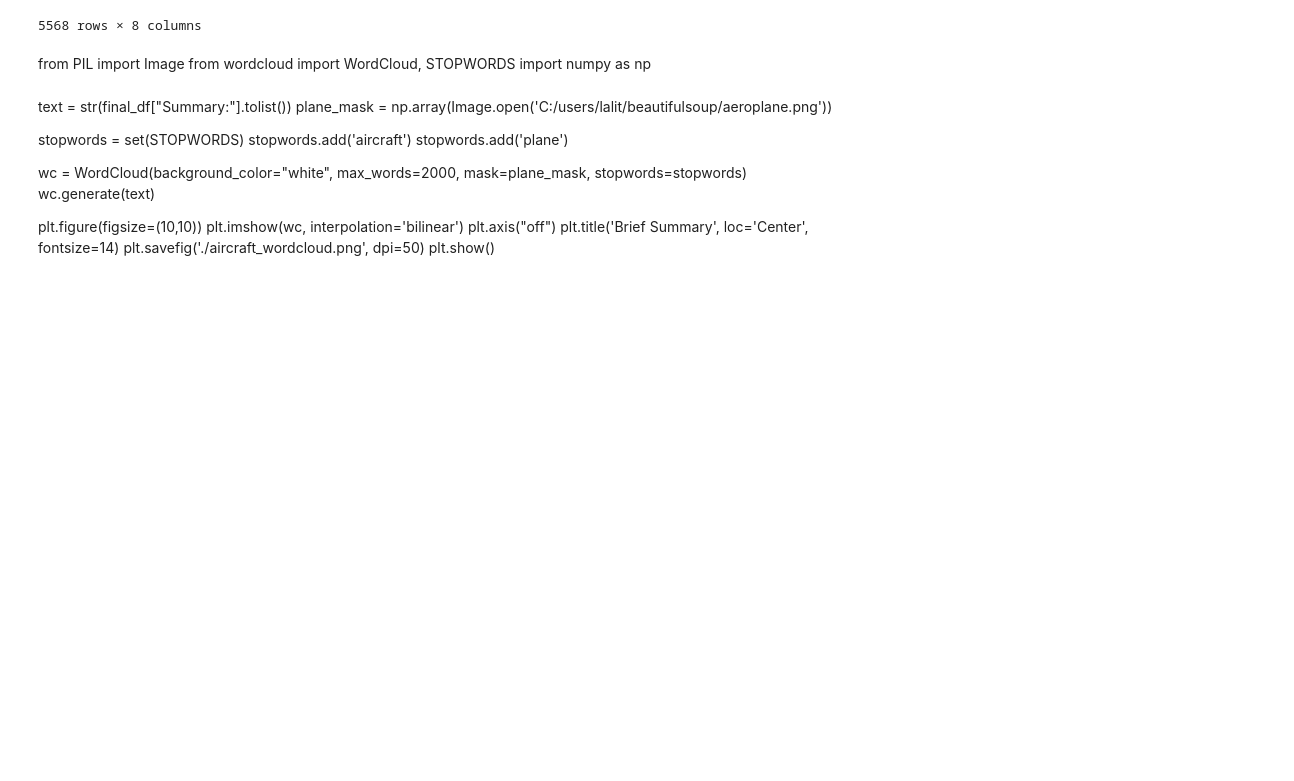
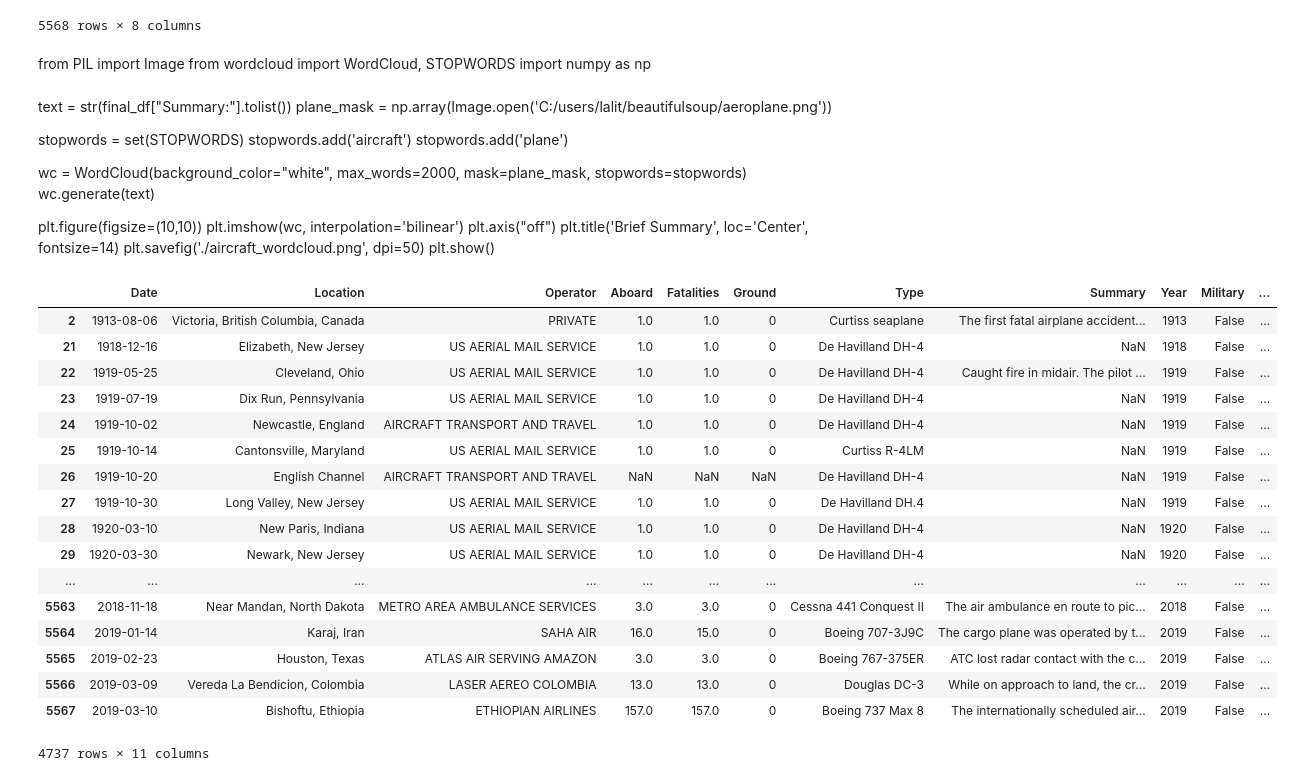
Before and after one commit to LVijayaraghavan/Aviation_Accidents, a Jupyter notebook: aviation_webscraping.ipynb, the cells around one changed output. Drawn from its saved outputs; the diff is of its cells as text; code cells hidden in the pictures; blank space fills up the shorter version.

```diff
--- a/aviation_webscraping.ipynb
+++ b/aviation_webscraping.ipynb
@@ -319,0 +403,21 @@ plt.show()
+# %%
+mp_df_passenger
+# %% [output]
+|  | Date | Location | Operator | Aboard | Fatalities | Ground | Type | Summary | Year | Military | ... |
+| 2 | 1913-08-06 | Victoria, British Columbia, Canada | PRIVATE | 1.0 | 1.0 | 0 | Curtiss seaplane | The first fatal airplane accident... | 1913 | False | ... |
+| 21 | 1918-12-16 | Elizabeth, New Jersey | US AERIAL MAIL SERVICE | 1.0 | 1.0 | 0 | De Havilland DH-4 | NaN | 1918 | False | ... |
+| 22 | 1919-05-25 | Cleveland, Ohio | US AERIAL MAIL SERVICE | 1.0 | 1.0 | 0 | De Havilland DH-4 | Caught fire in midair. The pilot ... | 1919 | False | ... |
+| 23 | 1919-07-19 | Dix Run, Pennsylvania | US AERIAL MAIL SERVICE | 1.0 | 1.0 | 0 | De Havilland DH-4 | NaN | 1919 | False | ... |
+| 24 | 1919-10-02 | Newcastle, England | AIRCRAFT TRANSPORT AND TRAVEL | 1.0 | 1.0 | 0 | De Havilland DH-4 | NaN | 1919 | False | ... |
+| 25 | 1919-10-14 | Cantonsville, Maryland | US AERIAL MAIL SERVICE | 1.0 | 1.0 | 0 | Curtiss R-4LM | NaN | 1919 | False | ... |
+| 26 | 1919-10-20 | English Channel | AIRCRAFT TRANSPORT AND TRAVEL | NaN | NaN | NaN | De Havilland DH-4 | NaN | 1919 | False | ... |
+| 27 | 1919-10-30 | Long Valley, New Jersey | US AERIAL MAIL SERVICE | 1.0 | 1.0 | 0 | De Havilland DH.4 | NaN | 1919 | False | ... |
+| 28 | 1920-03-10 | New Paris, Indiana | US AERIAL MAIL SERVICE | 1.0 | 1.0 | 0 | De Havilland DH-4 | NaN | 1920 | False | ... |
+| 29 | 1920-03-30 | Newark, New Jersey | US AERIAL MAIL SERVICE | 1.0 | 1.0 | 0 | De Havilland DH-4 | NaN | 1920 | False | ... |
+| ... | ... | ... | ... | ... | ... | ... | ... | ... | ... | ... | ... |
+| 5563 | 2018-11-18 | Near Mandan, North Dakota | METRO AREA AMBULANCE SERVICES | 3.0 | 3.0 | 0 | Cessna 441 Conquest II | The air ambulance en route to pic... | 2018 | False | ... |
+| 5564 | 2019-01-14 | Karaj, Iran | SAHA AIR | 16.0 | 15.0 | 0 | Boeing 707-3J9C | The cargo plane was operated by t... | 2019 | False | ... |
+| 5565 | 2019-02-23 | Houston, Texas | ATLAS AIR SERVING AMAZON | 3.0 | 3.0 | 0 | Boeing 767-375ER | ATC lost radar contact with the c... | 2019 | False | ... |
+| 5566 | 2019-03-09 | Vereda La Bendicion, Colombia | LASER AEREO COLOMBIA | 13.0 | 13.0 | 0 | Douglas DC-3 | While on approach to land, the cr... | 2019 | False | ... |
+| 5567 | 2019-03-10 | Bishoftu, Ethiopia | ETHIOPIAN AIRLINES | 157.0 | 157.0 | 0 | Boeing 737 Max 8 | The internationally scheduled air... | 2019 | False | ... |
+4737 rows × 11 columns
```
Also changed, not shown: parts of 16 cells of this notebook.
